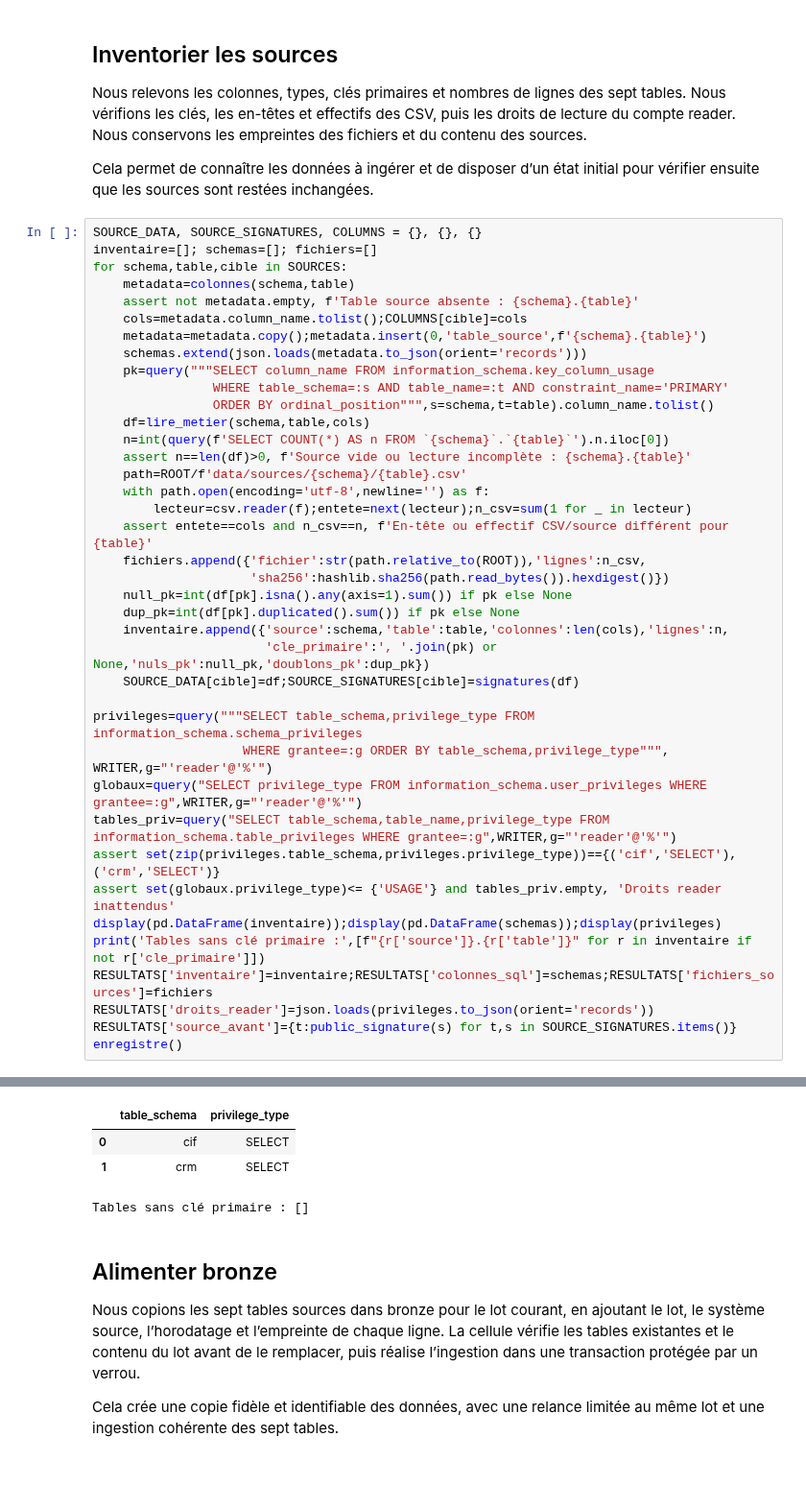
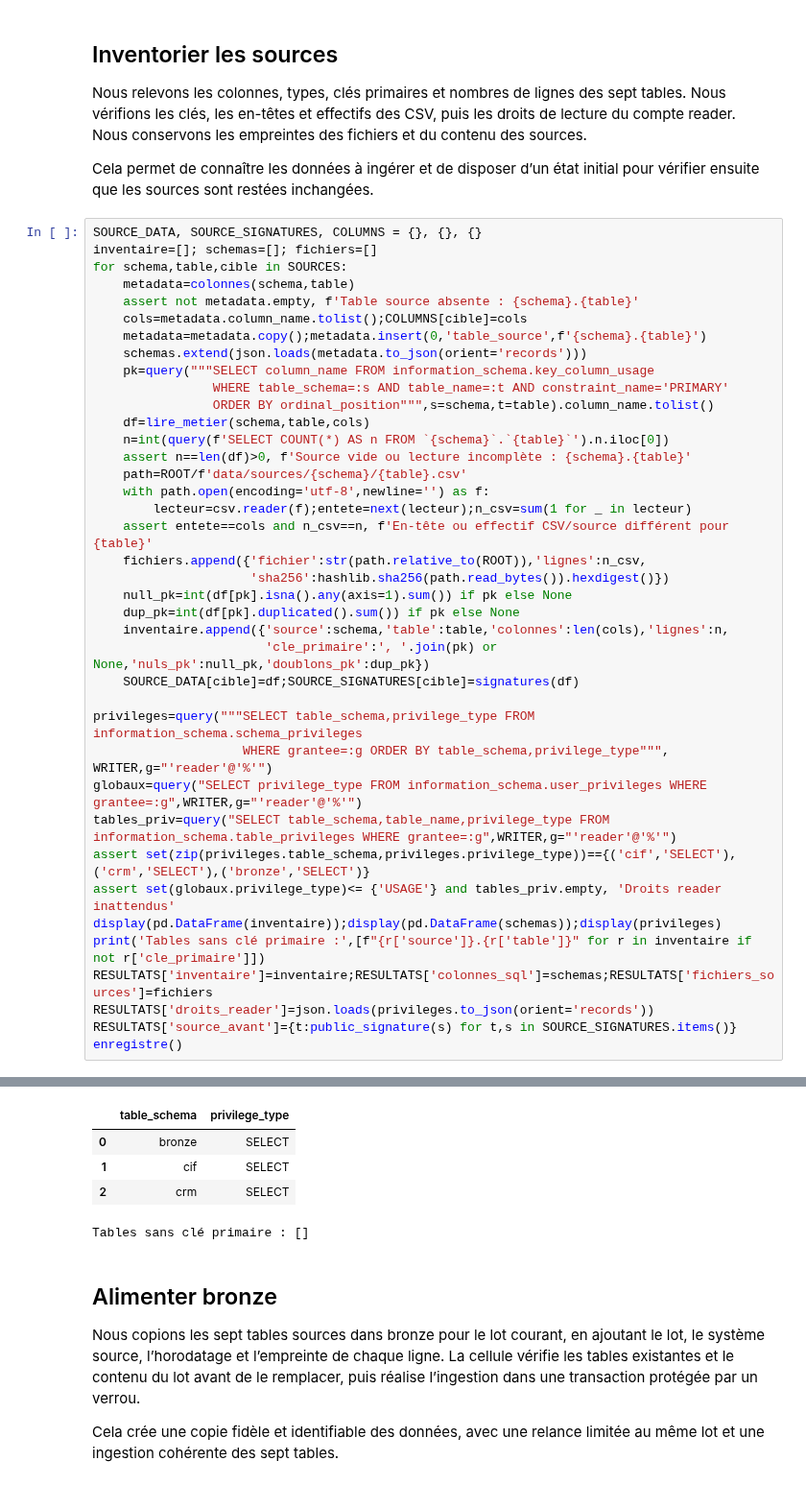
Before and after one commit to ruthabebeneg/td-qualite-g02, a Jupyter notebook: notebooks/S1_g02.ipynb, the cells around one changed output, grey strips where cells are left out. Shown at 96% size. Drawn from its saved outputs; the diff is of its cells as text.

```diff
--- a/notebooks/S1_g02.ipynb
+++ b/notebooks/S1_g02.ipynb
@@ -115,7 +115,7 @@ privileges=query("""SELECT table_schema,privilege_type FROM information_schema.s
                     WHERE grantee=:g ORDER BY table_schema,privilege_type""", WRITER,g="'reader'@'%'")
 globaux=query("SELECT privilege_type FROM information_schema.user_privileges WHERE grantee=:g",WRITER,g="'reader'@'%'")
 tables_priv=query("SELECT table_schema,table_name,privilege_type FROM information_schema.table_privileges WHERE grantee=:g",WRITER,g="'reader'@'%'")
-assert set(zip(privileges.table_schema,privileges.privilege_type))=={('cif','SELECT'),('crm','SELECT')}
+assert set(zip(privileges.table_schema,privileges.privilege_type))=={('cif','SELECT'),('crm','SELECT'),('bronze','SELECT')}
 assert set(globaux.privilege_type)<= {'USAGE'} and tables_priv.empty, 'Droits reader inattendus'
 display(pd.DataFrame(inventaire));display(pd.DataFrame(schemas));display(privileges)
 print('Tables sans clé primaire :',[f"{r['source']}.{r['table']}" for r in inventaire if not r['cle_primaire']])
@@ -123,35 +123,36 @@ RESULTATS['inventaire']=inventaire;RESULTATS['colonnes_sql']=schemas;RESULTATS['
 RESULTATS['droits_reader']=json.loads(privileges.to_json(orient='records'))
 RESULTATS['source_avant']={t:public_signature(s) for t,s in SOURCE_SIGNATURES.items()}
 enregistre()
 # %% [output]
 |  | source | table | colonnes | lignes | cle_primaire | nuls_pk | doublons_pk |
 | 0 | crm | client | 13 | 100000 | client_id | 0 | 0 |
 | 1 | crm | contrat | 9 | 100000 | contrat_id | 0 | 0 |
 | 2 | crm | sinistre | 10 | 100000 | sinistre_id | 0 | 0 |
 | 3 | crm | type_contrat | 3 | 12 | code_type | 0 | 0 |
 | 4 | cif | clients | 10 | 40000 | column0 | 0 | 0 |
 | 5 | cif | compte | 4 | 45000 | column0 | 0 | 0 |
 | 6 | cif | pays | 2 | 250 | code_pays | 0 | 0 |
 |  | table_source | column_name | column_type | is_nullable |
 | 0 | crm.client | client_id | varchar(12) | NO |
 | 1 | crm.client | type_personne | varchar(20) | YES |
 | 2 | crm.client | nom | varchar(80) | YES |
 | 3 | crm.client | prenom | varchar(80) | YES |
 | 4 | crm.client | raison_sociale | varchar(120) | YES |
 | 5 | crm.client | date_naissance | date | YES |
 | 6 | crm.client | adresse | varchar(120) | YES |
 | 7 | crm.client | cp | varchar(10) | YES |
 | 8 | crm.client | ville | varchar(80) | YES |
 | 9 | crm.client | pays | varchar(10) | YES |
 | ... | ... | ... | ... | ... |
 | 46 | cif.compte | column1 | varchar(10) | YES |
 | 47 | cif.compte | column2 | date | YES |
 | 48 | cif.compte | column3 | char(1) | YES |
 | 49 | cif.pays | code_pays | char(2) | NO |
 | 50 | cif.pays | nom_pays | varchar(80) | NO |
 |  | table_schema | privilege_type |
-| 0 | cif | SELECT |
-| 1 | crm | SELECT |
+| 0 | bronze | SELECT |
+| 1 | cif | SELECT |
+| 2 | crm | SELECT |
 Tables sans clé primaire : []
 # %% [markdown]
 ## Alimenter bronze
```
Also changed, not shown: parts of 1 cell of this notebook, 4 other files.
